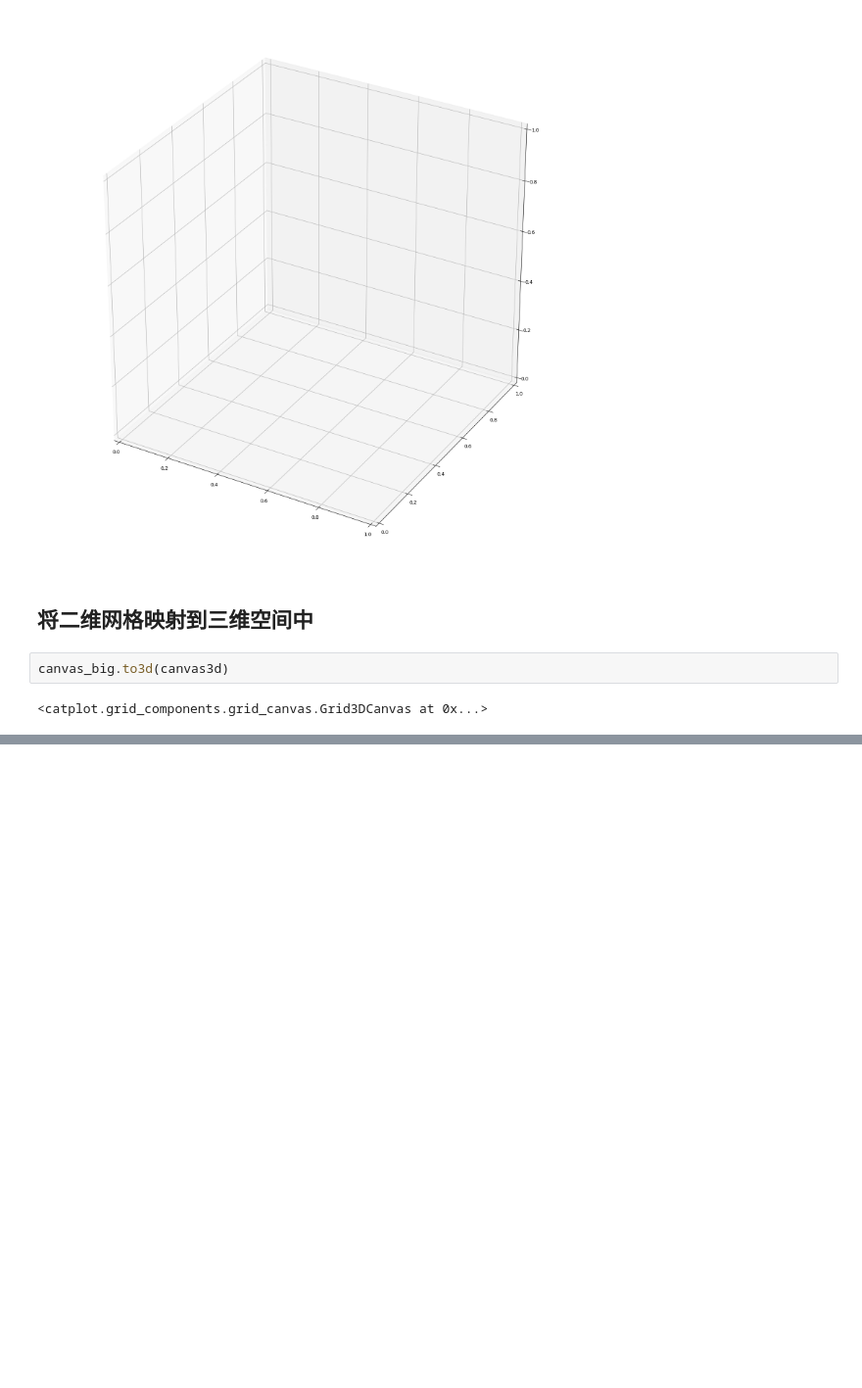
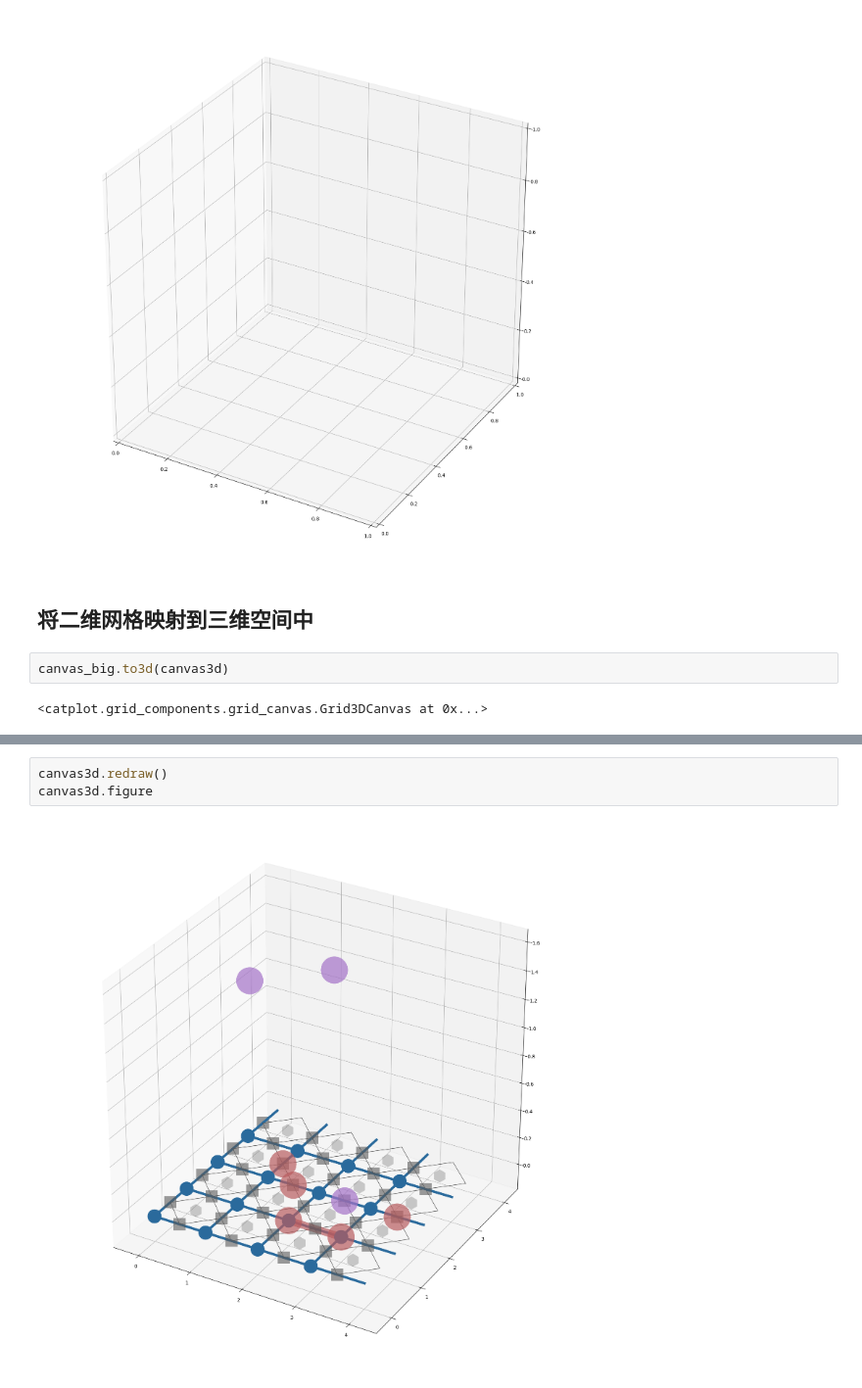
Before and after one commit to PytLab/catplot, a Jupyter notebook: examples/grid_2d_examples/2d_to_3d.ipynb, the cells around one changed output, grey strips where cells are left out. Shown at 98% size. Drawn from its saved outputs; the diff is of its cells as text; blank space fills up the shorter version.

```diff
--- a/examples/grid_2d_examples/2d_to_3d.ipynb
+++ b/examples/grid_2d_examples/2d_to_3d.ipynb
@@ -135,0 +151,5 @@ bottom=0.0, top=0.0
+# %%
+canvas3d.redraw()
+canvas3d.figure
+# %% [output]
+[figure, added]
```
Also changed, not shown: parts of 12 cells of this notebook.
